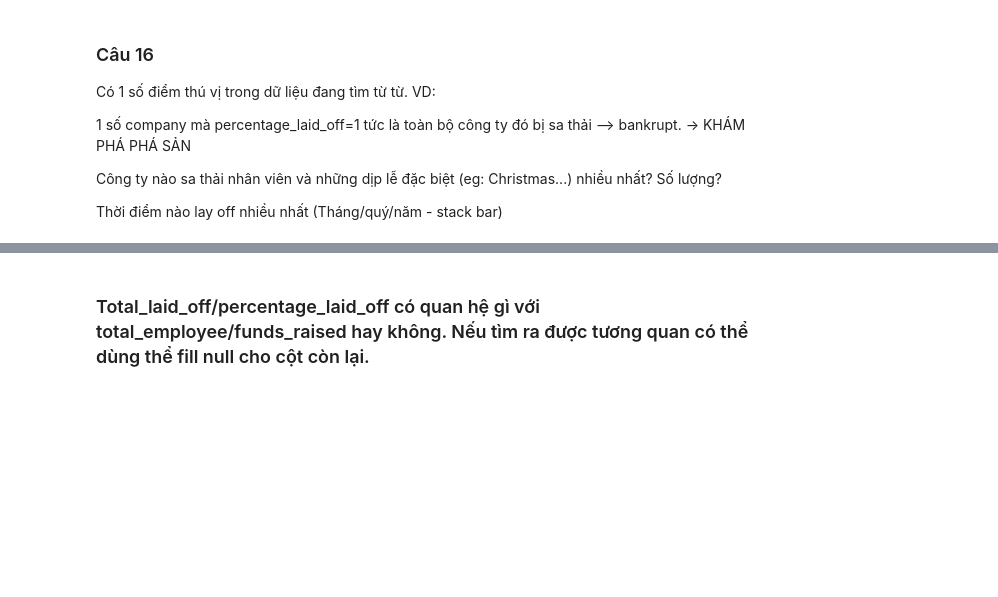
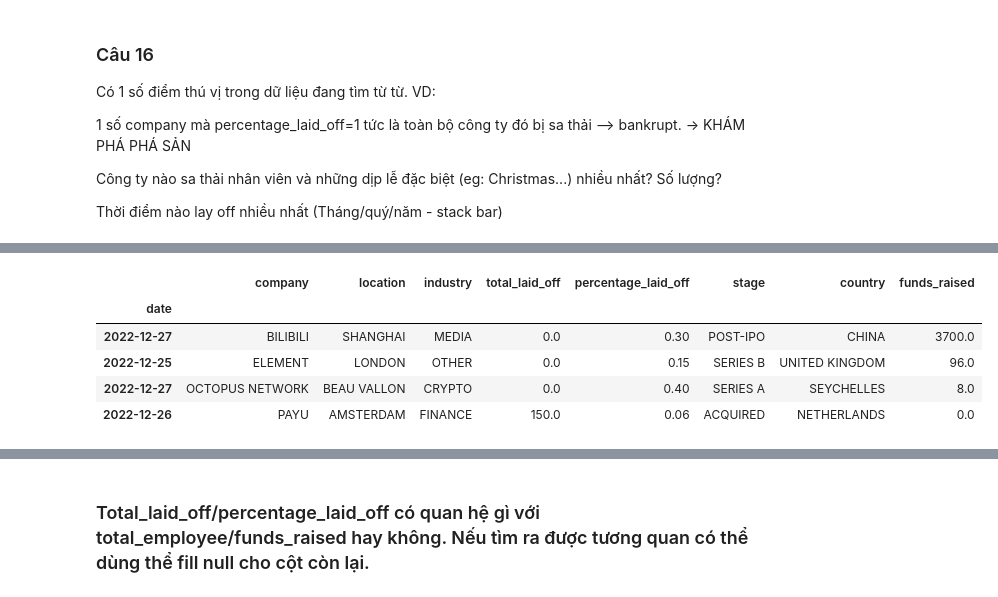
Before and after one commit to vhtnguyen/Layoffs-Visualization-Project, a Jupyter notebook: layoffs-data-visualization/main.ipynb, the cells around one changed output, grey strips where cells are left out. Cells and saved outputs as stored; diff of their text form; code cells hidden in the pictures; blank space fills up the shorter version.

```diff
--- a/layoffs-data-visualization/main.ipynb
+++ b/layoffs-data-visualization/main.ipynb
@@ -454,3 +581,13 @@ Thời điểm nào lay off nhiều nhất (Tháng/quý/năm - stack bar)
+# %%
+df_time=df.set_index('date',drop=True)
+df_time['2022-12-24':'2023-01-01']
+# %% [output]
+|  | company | location | industry | total_laid_off | percentage_laid_off | stage | country | funds_raised |
+| date |  |  |  |  |  |  |  |  |
+| 2022-12-27 | BILIBILI | SHANGHAI | MEDIA | 0.0 | 0.30 | POST-IPO | CHINA | 3700.0 |
+| 2022-12-25 | ELEMENT | LONDON | OTHER | 0.0 | 0.15 | SERIES B | UNITED KINGDOM | 96.0 |
+| 2022-12-27 | OCTOPUS NETWORK | BEAU VALLON | CRYPTO | 0.0 | 0.40 | SERIES A | SEYCHELLES | 8.0 |
+| 2022-12-26 | PAYU | AMSTERDAM | FINANCE | 150.0 | 0.06 | ACQUIRED | NETHERLANDS | 0.0 |
 # %%
 df_clean_percentage=df[df['percentage_laid_off']>0]
 df_clean_percentage['percentage_laid_off']=df_clean_percentage['percentage_laid_off']*100
```
Also changed, not shown: parts of 15 cells of this notebook.
